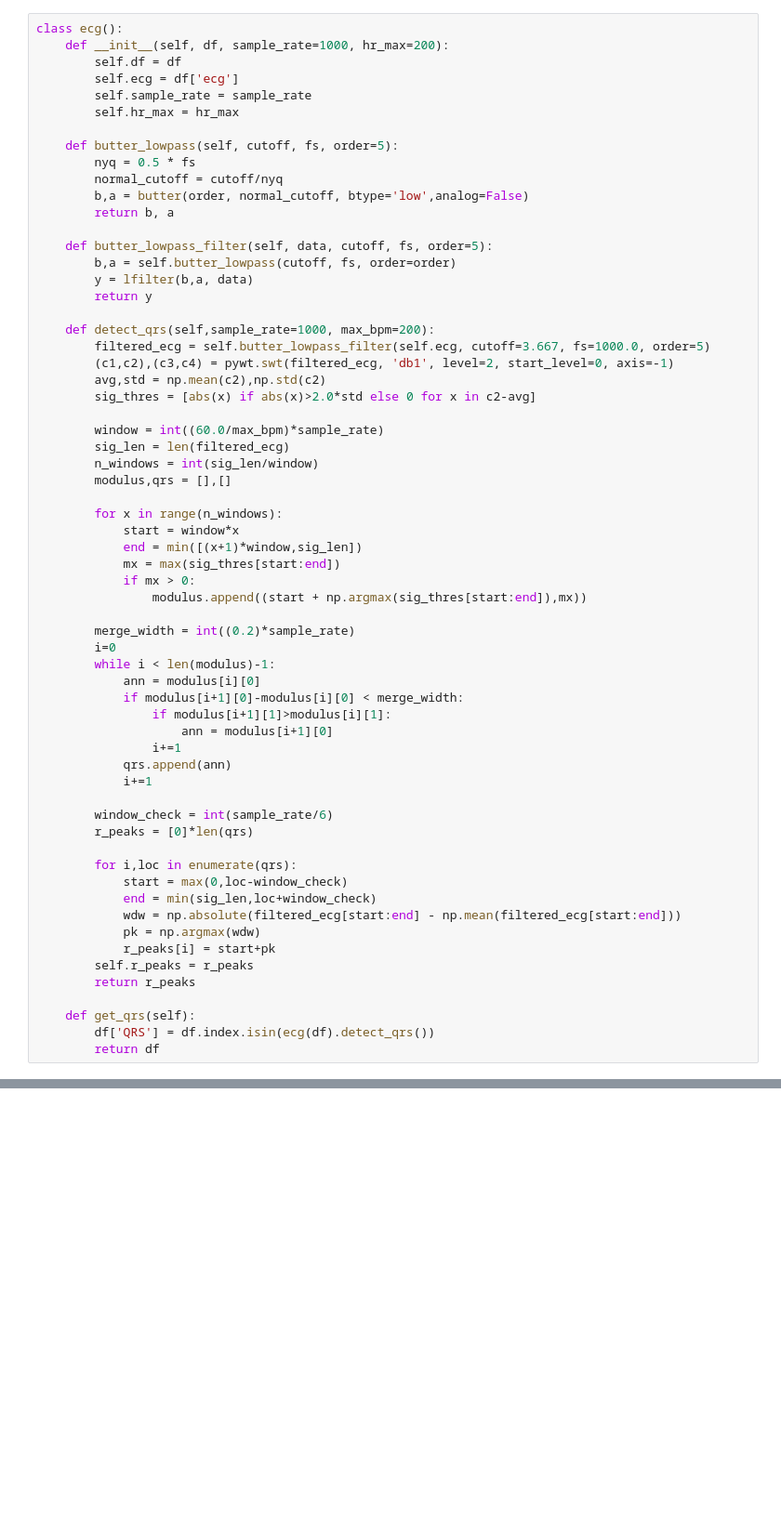
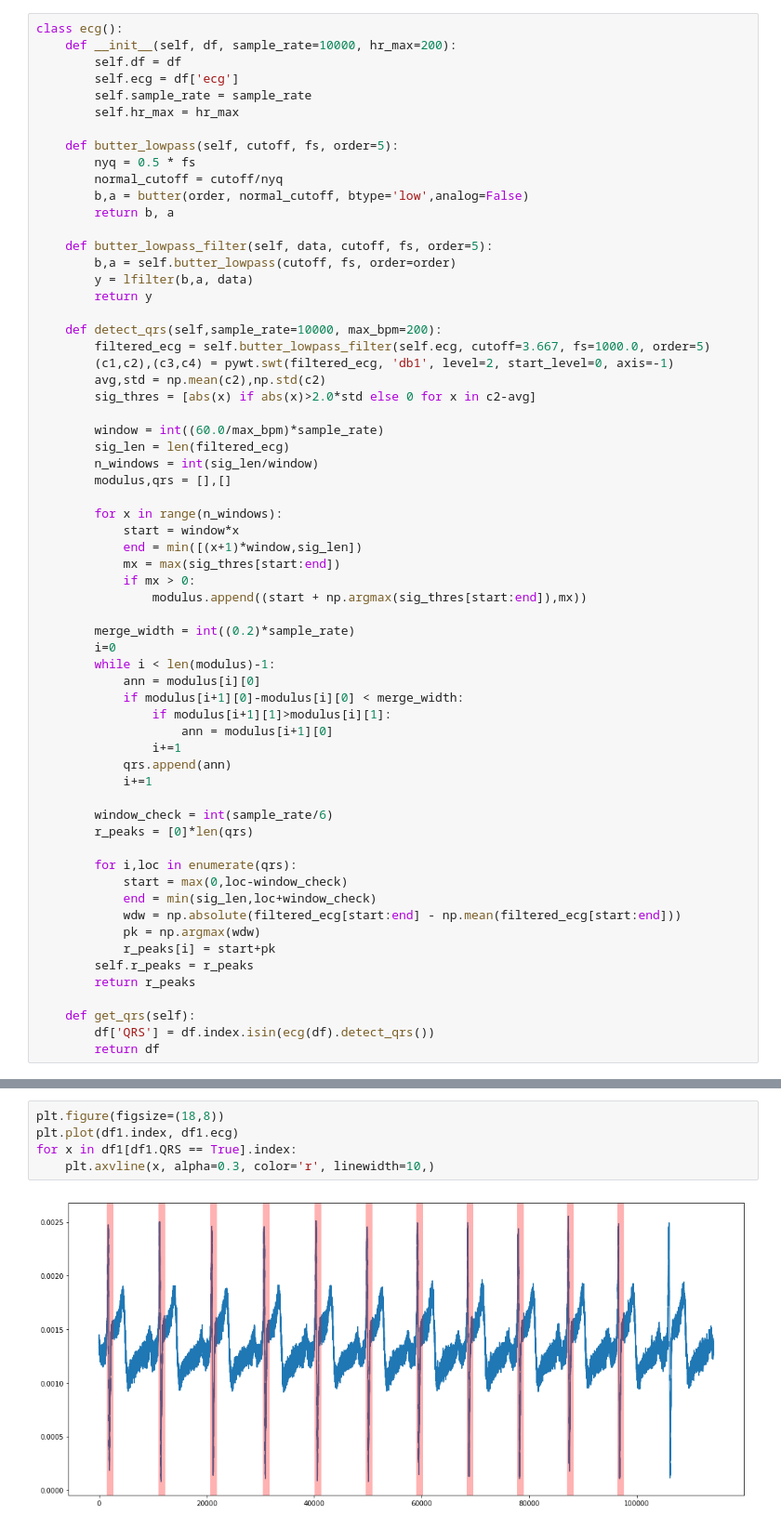
Before and after one commit to trevorwitter/ECG-processing, a Jupyter notebook: ECG_processing.ipynb, the cells around one changed output, grey strips where cells are left out. Shown: that part at 93% size. Saved outputs shown, nothing was run; the diff lists cells and outputs as text; blank space fills up the shorter version.

```diff
--- a/ECG_processing.ipynb
+++ b/ECG_processing.ipynb
@@ -19,6 +20,6 @@ df.plot()
 # %%
 class ecg():
-    def __init__(self, df, sample_rate=1000, hr_max=200):
+    def __init__(self, df, sample_rate=10000, hr_max=200):
         self.df = df
         self.ecg = df['ecg']
         self.sample_rate = sample_rate
@@ -35,7 +36,7 @@ class ecg():
         y = lfilter(b,a, data)
         return y
 
-    def detect_qrs(self,sample_rate=1000, max_bpm=200):
+    def detect_qrs(self,sample_rate=10000, max_bpm=200):
         filtered_ecg = self.butter_lowpass_filter(self.ecg, cutoff=3.667, fs=1000.0, order=5)
         (c1,c2),(c3,c4) = pywt.swt(filtered_ecg, 'db1', level=2, start_level=0, axis=-1)
         avg,std = np.mean(c2),np.std(c2)
@@ -137 +85,8 @@ df1.head()
+# %%
+plt.figure(figsize=(18,8))
+plt.plot(df1.index, df1.ecg)
+for x in df1[df1.QRS == True].index:
+    plt.axvline(x, alpha=0.3, color='r', linewidth=10,)
+# %% [output]
+[figure, added]
 # %%
```
Also changed, not shown: parts of 10 cells of this notebook.
